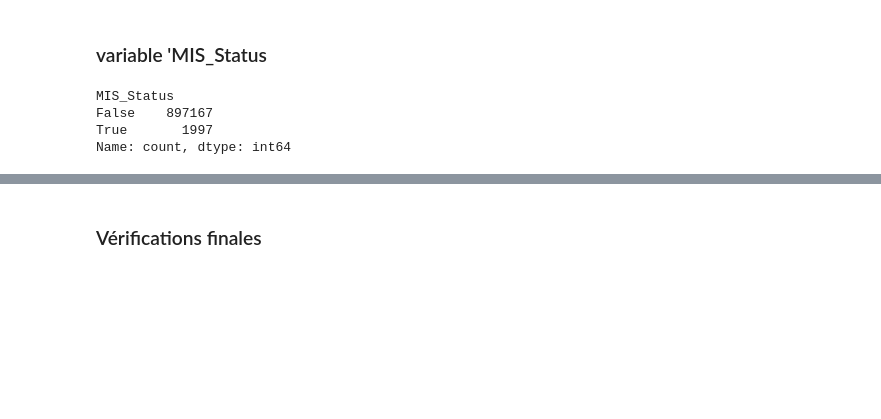
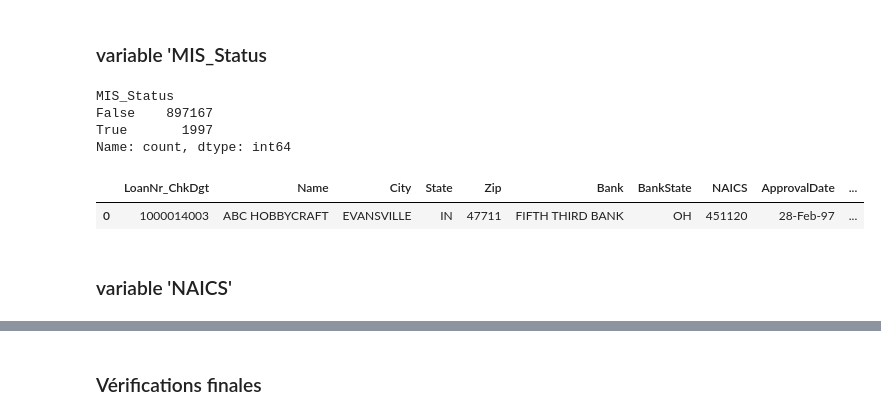
Before and after one commit to Leozmee/SBAnational, a Jupyter notebook: 01_nettoyage_sba.ipynb, the cells around one changed output, grey strips where cells are left out. Cells and saved outputs as stored; diff of their text form; code cells hidden in the pictures; blank space fills up the shorter version.

```diff
--- a/01_nettoyage_sba.ipynb
+++ b/01_nettoyage_sba.ipynb
@@ -3,6 +3,10 @@ import numpy as np
 import pandas as pd
 import matplotlib.pyplot as plt
 import seaborn as sns
+# %%
+# afficher les résultats en entier
+pd.set_option('display.max_row',100)
+pd.set_option('display.max_column', 50)
 # %%
 # chargement du fichier csv
 df = pd.read_csv('SBAnational.csv')
@@ -272,3 +290,15 @@ Name: count, dtype: int64
 # %%
 # Suppression des lignes ne comportant pas de valeur sur la variable 'MIS_Status'
 df = df[~df['MIS_Status'].isnull()]
+# %%
+# convertir variable MIS_Status
+df.loc[df['MIS_Status'].isin(["P I F"]), 'MIS_Status'] = 1
+df.loc[df['MIS_Status'].isin(["CHGOFF"]), 'MIS_Status'] = 0
+df['MIS_Status'] = df['MIS_Status'].astype(int)
+# %%
+df.head(1)
+# %% [output]
+|  | LoanNr_ChkDgt | Name | City | State | Zip | Bank | BankState | NAICS | ApprovalDate | ... |
+| 0 | 1000014003 | ABC HOBBYCRAFT | EVANSVILLE | IN | 47711 | FIFTH THIRD BANK | OH | 451120 | 28-Feb-97 | ... |
+# %% [markdown]
+### variable 'NAICS'
```
Also changed, not shown: parts of 26 cells of this notebook.
